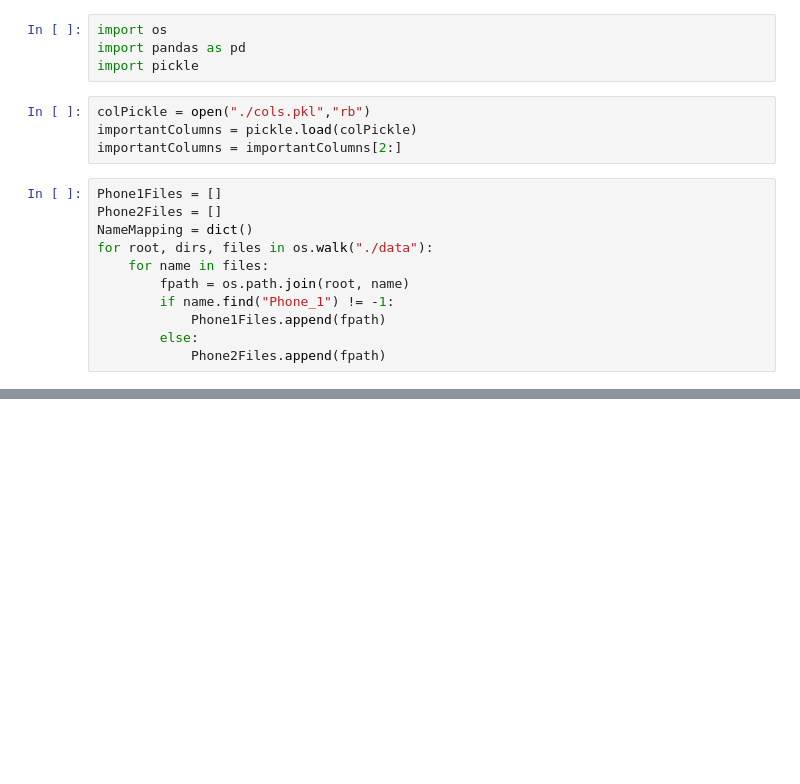
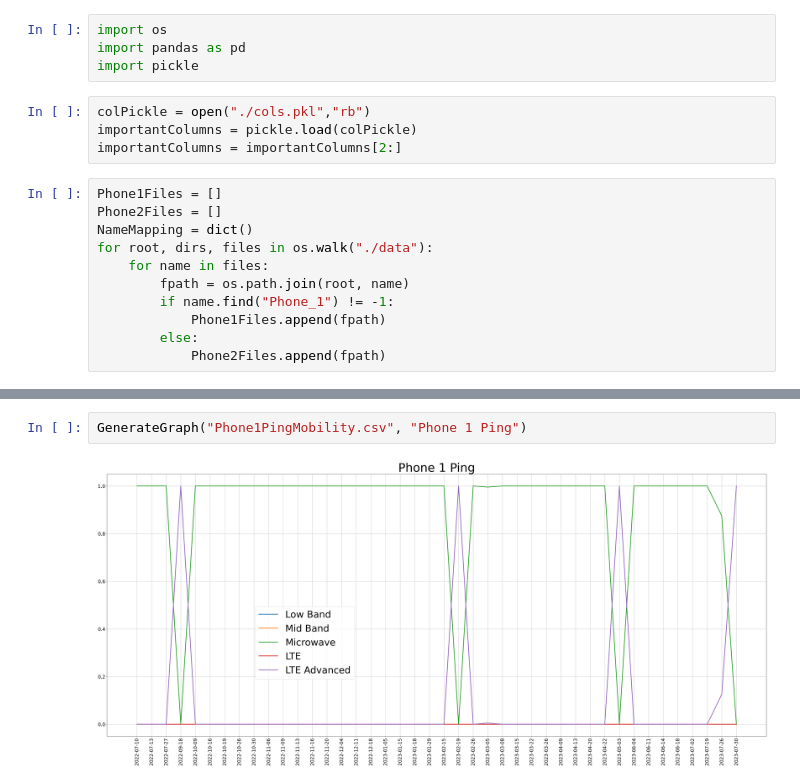
Before and after one commit to Bobeshwar/5gevolution, a Jupyter notebook: dataProcessing.ipynb, the cells around one changed output, grey strips where cells are left out. Saved outputs shown, nothing was run; the diff lists cells and outputs as text; blank space fills up the shorter version.

```diff
--- a/dataProcessing.ipynb
+++ b/dataProcessing.ipynb
@@ -45,0 +119,4 @@ for i in range(len(Phone2Files)):
+# %%
+GenerateGraph("Phone1PingMobility.csv", "Phone 1 Ping")
+# %% [output]
+[figure, added]
```
Also changed, not shown: parts of 3 cells of this notebook, 1 other file.
